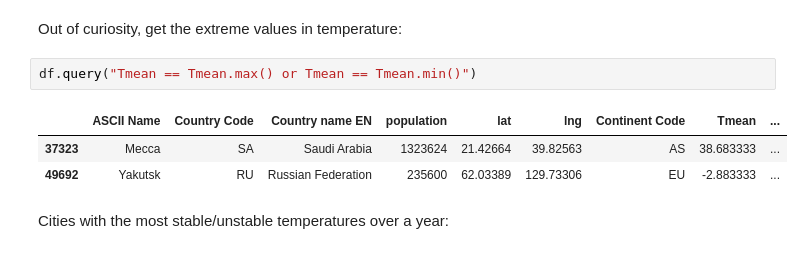
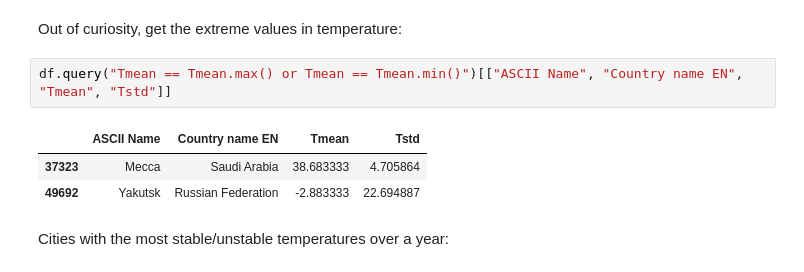
Before and after one commit to Jonas1312/cities-with-nice-weather, a Jupyter notebook: README.ipynb, the cells around one changed output. Saved outputs shown, nothing was run; the diff lists cells and outputs as text.

```diff
--- a/README.ipynb
+++ b/README.ipynb
@@ -343,11 +345,11 @@ plt.show()
 # %% [markdown]
 Out of curiosity, get the extreme values in temperature:
 # %%
-df.query("Tmean == Tmean.max() or Tmean == Tmean.min()")
+df.query("Tmean == Tmean.max() or Tmean == Tmean.min()")[["ASCII Name", "Country name EN", "Tmean", "Tstd"]]
 # %% [output]
-|  | ASCII Name | Country Code | Country name EN | population | lat | lng | Continent Code | Tmean | ... |
-| 37323 | Mecca | SA | Saudi Arabia | 1323624 | 21.42664 | 39.82563 | AS | 38.683333 | ... |
-| 49692 | Yakutsk | RU | Russian Federation | 235600 | 62.03389 | 129.73306 | EU | -2.883333 | ... |
+|  | ASCII Name | Country name EN | Tmean | Tstd |
+| 37323 | Mecca | Saudi Arabia | 38.683333 | 4.705864 |
+| 49692 | Yakutsk | Russian Federation | -2.883333 | 22.694887 |
 # %% [markdown]
 Cities with the most stable/unstable temperatures over a year:
 # %%
```
Also changed, not shown: parts of 6 cells of this notebook, 10 other files.
